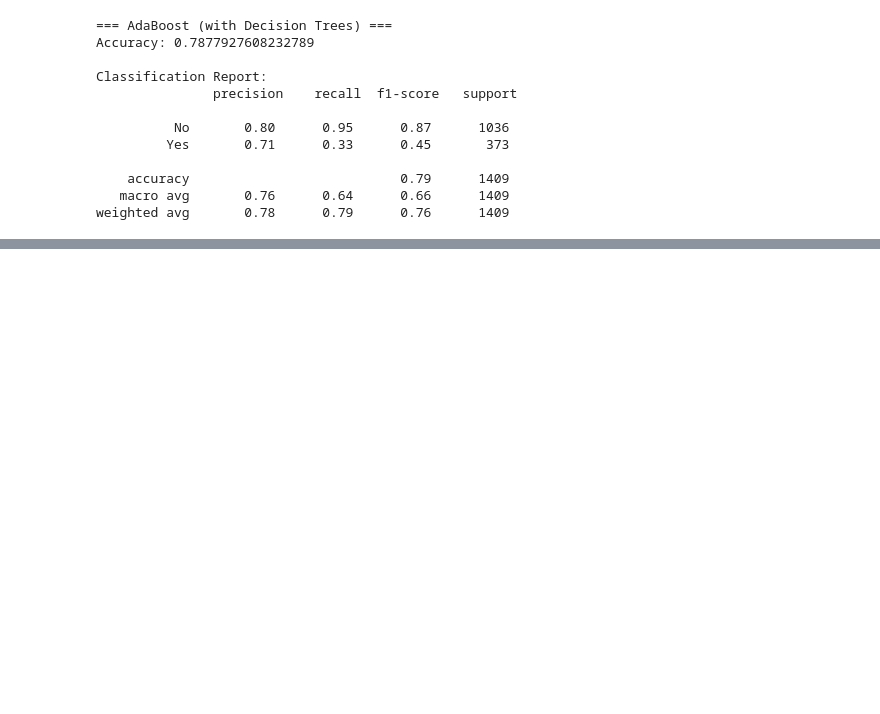
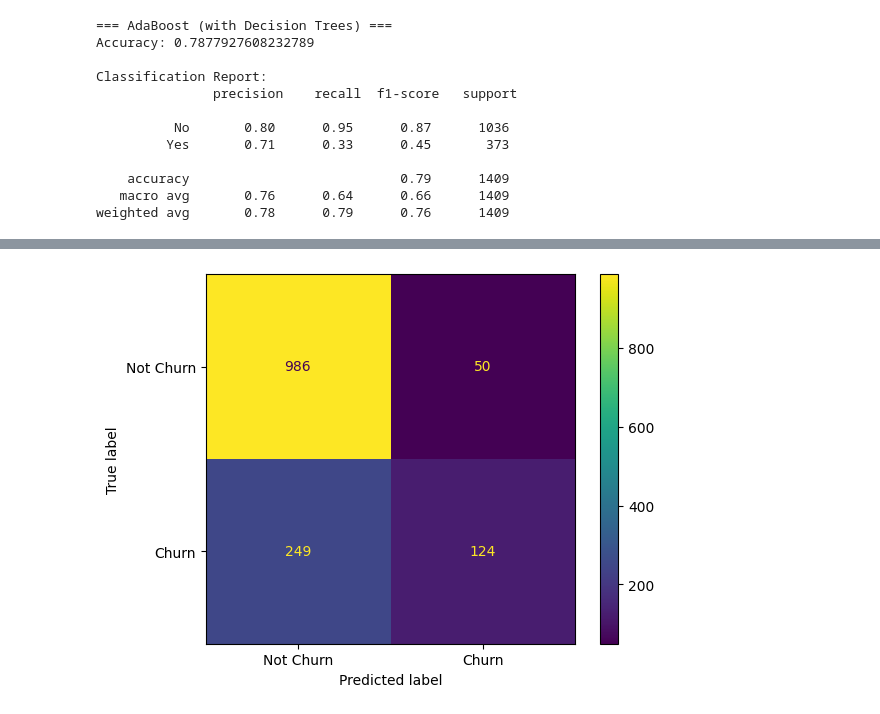
Before and after one commit to vivek41-glitch/customer_churn, a Jupyter notebook: customer_churn.ipynb, the cells around one changed output, grey strips where cells are left out. Cells and saved outputs as stored; diff of their text form; code cells hidden in the pictures; blank space fills up the shorter version.

```diff
--- a/customer_churn.ipynb
+++ b/customer_churn.ipynb
@@ -270,0 +294,11 @@ Prediction: Yes (0 = Not Churn, 1 = Churn)
+# %%
+from sklearn.metrics import ConfusionMatrixDisplay
+import matplotlib.pyplot as plt
+
+ConfusionMatrixDisplay.from_predictions(
+    y_test, y_pred,
+    display_labels=["Not Churn", "Churn"]
+)
+plt.show()
+# %% [output]
+[figure, added]
```
Also changed, not shown: parts of 6 cells of this notebook.
